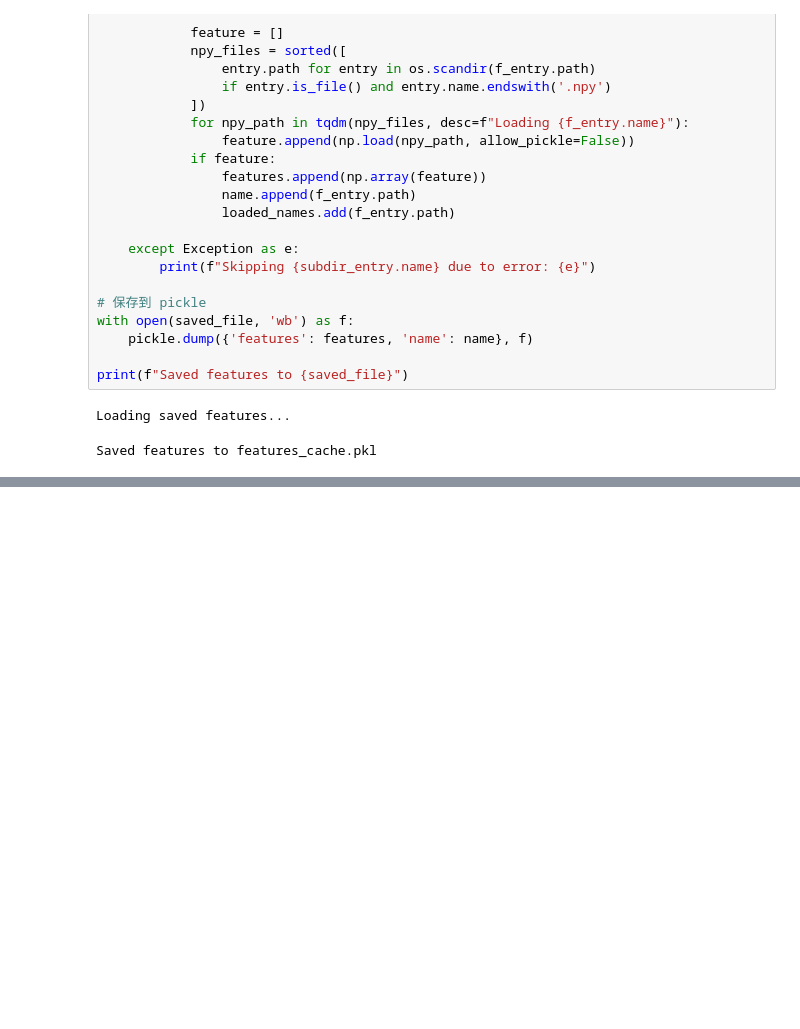
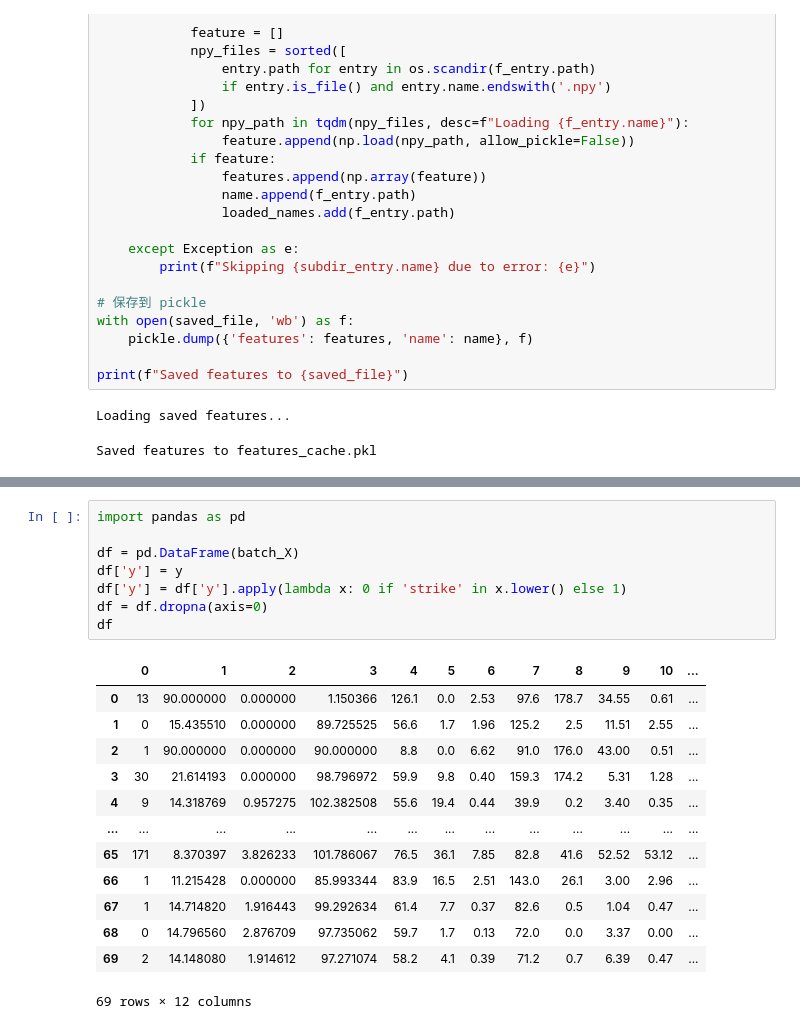
Before and after one commit to skywalker0803r/detectron2_env, a Jupyter notebook: workspace/檢查特徵.ipynb, the cells around one changed output, grey strips where cells are left out. Cells and saved outputs as stored; diff of their text form; blank space fills up the shorter version.

```diff
--- a/workspace/檢查特徵.ipynb
+++ b/workspace/檢查特徵.ipynb
@@ -285,0 +216,22 @@ Epoch 20 | Train Loss: 0.4008, Acc: 0.8636 | Val Loss: 0.1011, Acc: 1.0000
+# %%
+import pandas as pd
+
+df = pd.DataFrame(batch_X)
+df['y'] = y
+df['y'] = df['y'].apply(lambda x: 0 if 'strike' in x.lower() else 1)
+df = df.dropna(axis=0)
+df
+# %% [output]
+|  | 0 | 1 | 2 | 3 | 4 | 5 | 6 | 7 | 8 | 9 | 10 | ... |
+| 0 | 13 | 90.000000 | 0.000000 | 1.150366 | 126.1 | 0.0 | 2.53 | 97.6 | 178.7 | 34.55 | 0.61 | ... |
+| 1 | 0 | 15.435510 | 0.000000 | 89.725525 | 56.6 | 1.7 | 1.96 | 125.2 | 2.5 | 11.51 | 2.55 | ... |
+| 2 | 1 | 90.000000 | 0.000000 | 90.000000 | 8.8 | 0.0 | 6.62 | 91.0 | 176.0 | 43.00 | 0.51 | ... |
+| 3 | 30 | 21.614193 | 0.000000 | 98.796972 | 59.9 | 9.8 | 0.40 | 159.3 | 174.2 | 5.31 | 1.28 | ... |
+| 4 | 9 | 14.318769 | 0.957275 | 102.382508 | 55.6 | 19.4 | 0.44 | 39.9 | 0.2 | 3.40 | 0.35 | ... |
+| ... | ... | ... | ... | ... | ... | ... | ... | ... | ... | ... | ... | ... |
+| 65 | 171 | 8.370397 | 3.826233 | 101.786067 | 76.5 | 36.1 | 7.85 | 82.8 | 41.6 | 52.52 | 53.12 | ... |
+| 66 | 1 | 11.215428 | 0.000000 | 85.993344 | 83.9 | 16.5 | 2.51 | 143.0 | 26.1 | 3.00 | 2.96 | ... |
+| 67 | 1 | 14.714820 | 1.916443 | 99.292634 | 61.4 | 7.7 | 0.37 | 82.6 | 0.5 | 1.04 | 0.47 | ... |
+| 68 | 0 | 14.796560 | 2.876709 | 97.735062 | 59.7 | 1.7 | 0.13 | 72.0 | 0.0 | 3.37 | 0.00 | ... |
+| 69 | 2 | 14.148080 | 1.914612 | 97.271074 | 58.2 | 4.1 | 0.39 | 71.2 | 0.7 | 6.39 | 0.47 | ... |
+69 rows × 12 columns
```
Also changed, not shown: parts of 14 cells of this notebook, 1 other file.
